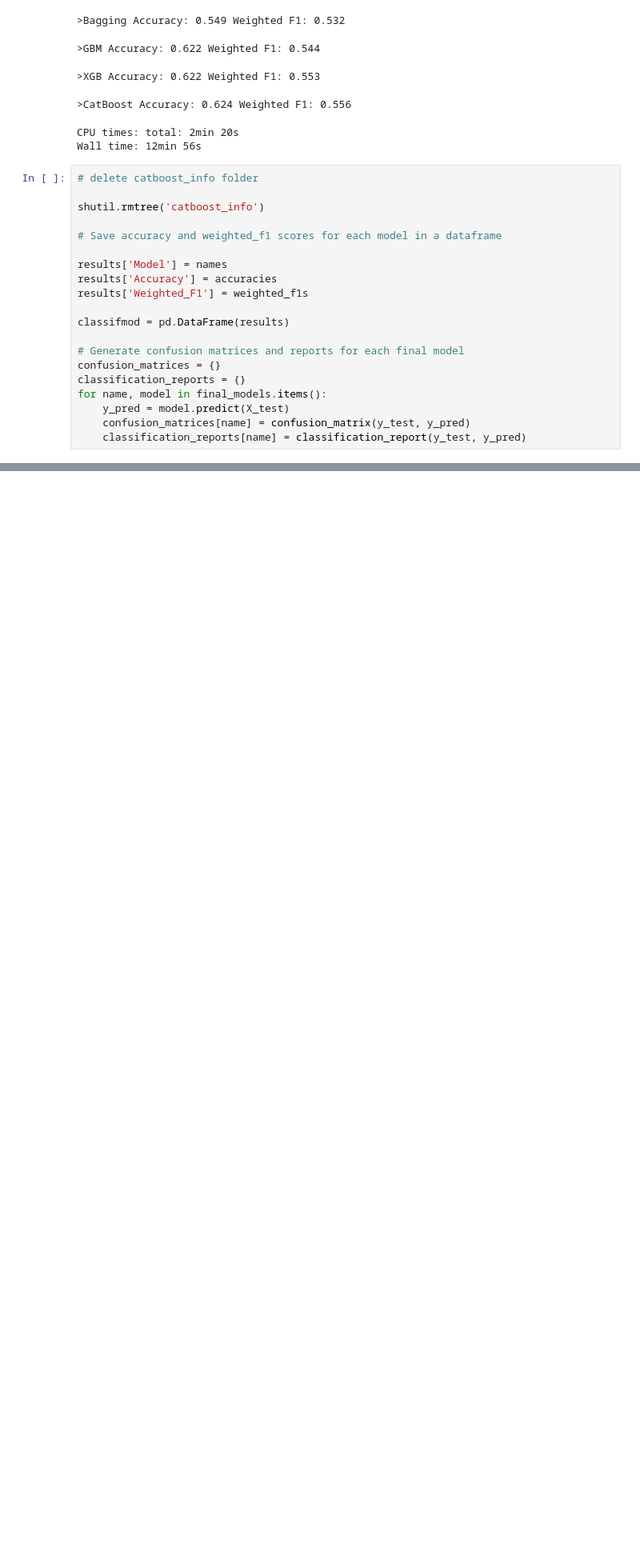
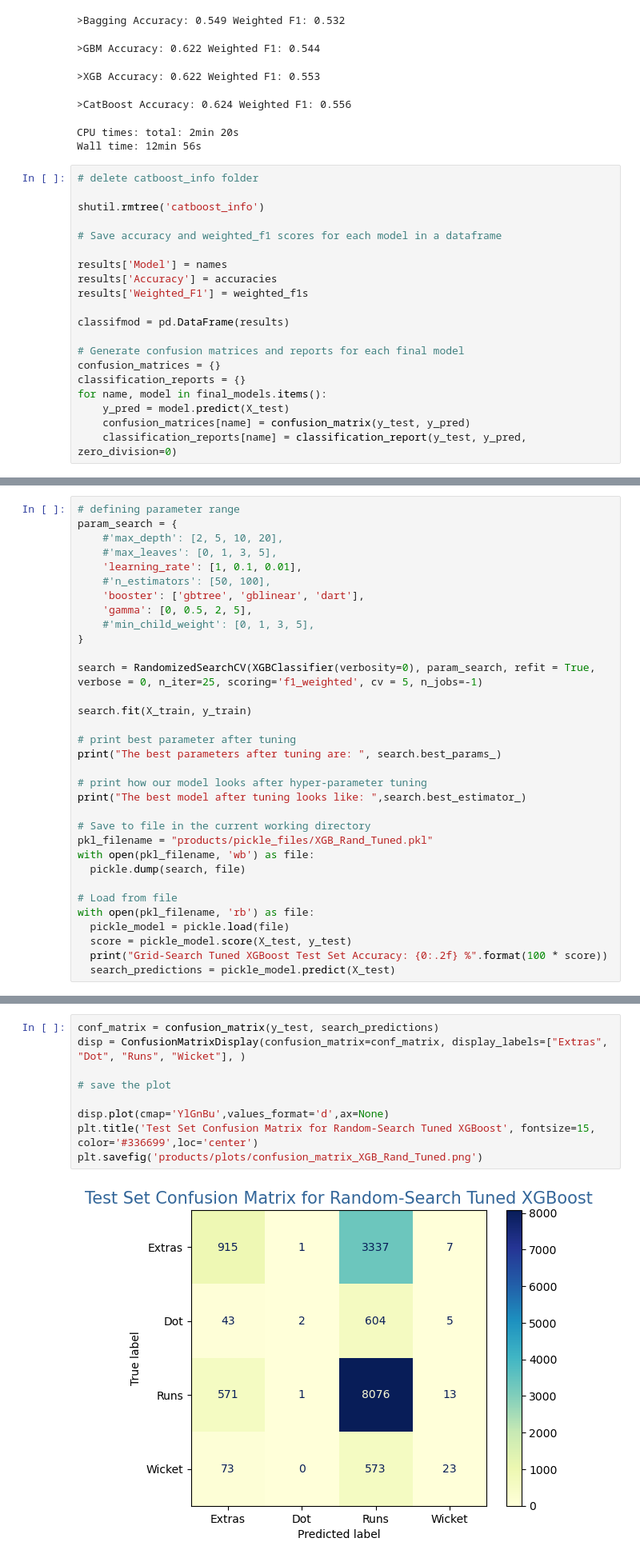
Before and after one commit to TegveerG/IPL-Project, a Jupyter notebook: BallByBallEventPredictor.ipynb, the cells around one changed output, grey strips where cells are left out. Shown at 80% size. Saved outputs shown, nothing was run; the diff lists cells and outputs as text; blank space fills up the shorter version.

Commit message:
all training and testing of models complete, add narrative

```diff
--- a/BallByBallEventPredictor.ipynb
+++ b/BallByBallEventPredictor.ipynb
@@ -930,7 +925,7 @@ classification_reports = {}
 for name, model in final_models.items():
     y_pred = model.predict(X_test)
     confusion_matrices[name] = confusion_matrix(y_test, y_pred)
-    classification_reports[name] = classification_report(y_test, y_pred)
+    classification_reports[name] = classification_report(y_test, y_pred, zero_division=0)
 # %% [output]
 Precision and F-score are ill-defined and being set to 0.0 in labels with no predicted samples. Use `zero_division` parameter to control this behavior.
 
@@ -1061,0 +1085,33 @@ Precision and F-score are ill-defined and being set to 0.0 in labels with no pre
+# %%
+# defining parameter range
+param_search = {
+    #'max_depth': [2, 5, 10, 20],
+    #'max_leaves': [0, 1, 3, 5],
+    'learning_rate': [1, 0.1, 0.01],
+    #'n_estimators': [50, 100],
+    'booster': ['gbtree', 'gblinear', 'dart'],
+    'gamma': [0, 0.5, 2, 5],
+    #'min_child_weight': [0, 1, 3, 5],
+}
+
+search = RandomizedSearchCV(XGBClassifier(verbosity=0), param_search, refit = True, verbose = 0, n_iter=25, scoring='f1_weighted', cv = 5, n_jobs=-1)
+
+search.fit(X_train, y_train)
+
+# print best parameter after tuning
+print("The best parameters after tuning are: ", search.best_params_)
+
+# print how our model looks after hyper-parameter tuning
+print("The best model after tuning looks like: ",search.best_estimator_)
+
+# Save to file in the current working directory
+pkl_filename = "products/pickle_files/XGB_Rand_Tuned.pkl"
+with open(pkl_filename, 'wb') as file:
+  pickle.dump(search, file)
+
+# Load from file
+with open(pkl_filename, 'rb') as file:
+  pickle_model = pickle.load(file)
+  score = pickle_model.score(X_test, y_test)
+  print("Grid-Search Tuned XGBoost Test Set Accuracy: {0:.2f} %".format(100 * score))
+  search_predictions = pickle_model.predict(X_test)
@@ -1061,0 +1133,11 @@ Precision and F-score are ill-defined and being set to 0.0 in labels with no pre
+# %%
+conf_matrix = confusion_matrix(y_test, search_predictions)
+disp = ConfusionMatrixDisplay(confusion_matrix=conf_matrix, display_labels=["Extras", "Dot", "Runs", "Wicket"], )
+
+# save the plot
+
+disp.plot(cmap='YlGnBu',values_format='d',ax=None)
+plt.title('Test Set Confusion Matrix for Random-Search Tuned XGBoost', fontsize=15, color='#336699',loc='center')
+plt.savefig('products/plots/confusion_matrix_XGB_Rand_Tuned.png')
+# %% [output]
+[figure, added]
```
Also changed, not shown: parts of 35 cells of this notebook, 14 other files.
